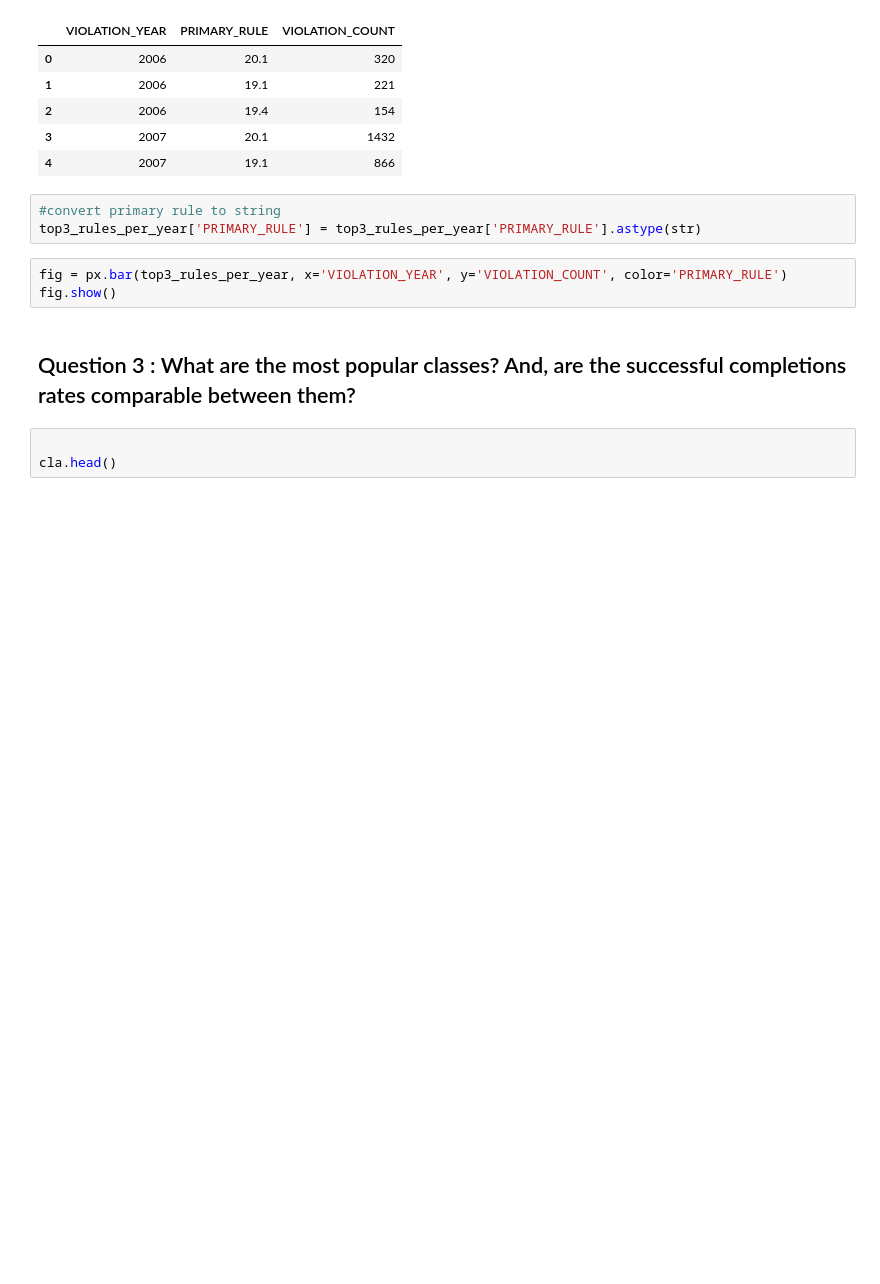
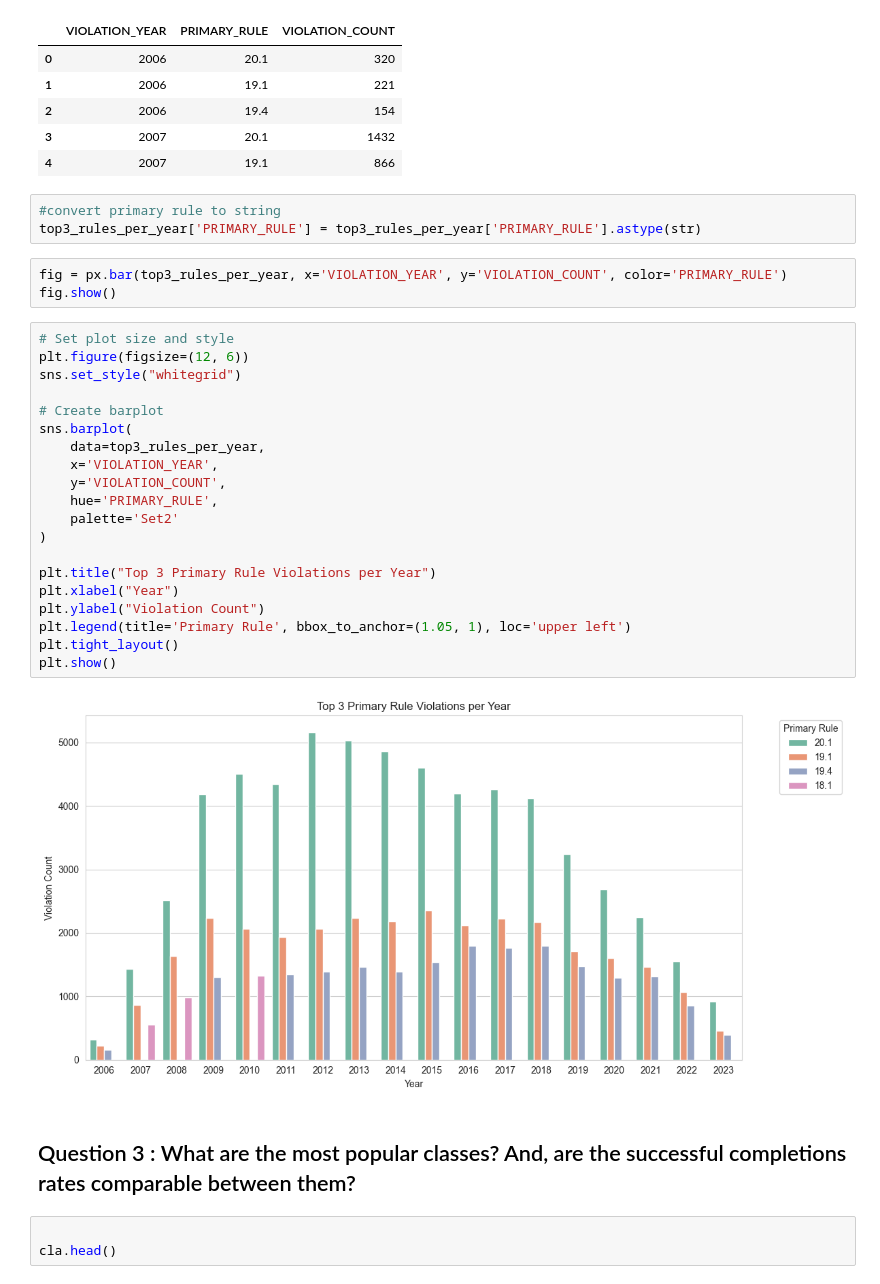
Before and after one commit to C-20-s/doc_analysis, a Jupyter notebook: data/1_data_loading.ipynb, the cells around one changed output. Drawn from its saved outputs; the diff is of its cells as text; blank space fills up the shorter version.

```diff
--- a/data/1_data_loading.ipynb
+++ b/data/1_data_loading.ipynb
@@ -395,6 +406,28 @@ top3_rules_per_year['PRIMARY_RULE'] = top3_rules_per_year['PRIMARY_RULE'].astype
 # %%
 fig = px.bar(top3_rules_per_year, x='VIOLATION_YEAR', y='VIOLATION_COUNT', color='PRIMARY_RULE')
 fig.show()
+# %%
+# Set plot size and style
+plt.figure(figsize=(12, 6))
+sns.set_style("whitegrid")
+
+# Create barplot
+sns.barplot(
+    data=top3_rules_per_year,
+    x='VIOLATION_YEAR',
+    y='VIOLATION_COUNT',
+    hue='PRIMARY_RULE',
+    palette='Set2'
+)
+
+plt.title("Top 3 Primary Rule Violations per Year")
+plt.xlabel("Year")
+plt.ylabel("Violation Count")
+plt.legend(title='Primary Rule', bbox_to_anchor=(1.05, 1), loc='upper left')
+plt.tight_layout()
+plt.show()
+# %% [output]
+[figure, added]
 # %% [markdown]
 ## Question 3 : What are the most popular classes? And, are the successful completions rates comparable between them?
 # %%
```
Also changed, not shown: parts of 34 cells of this notebook, 4 other files.
